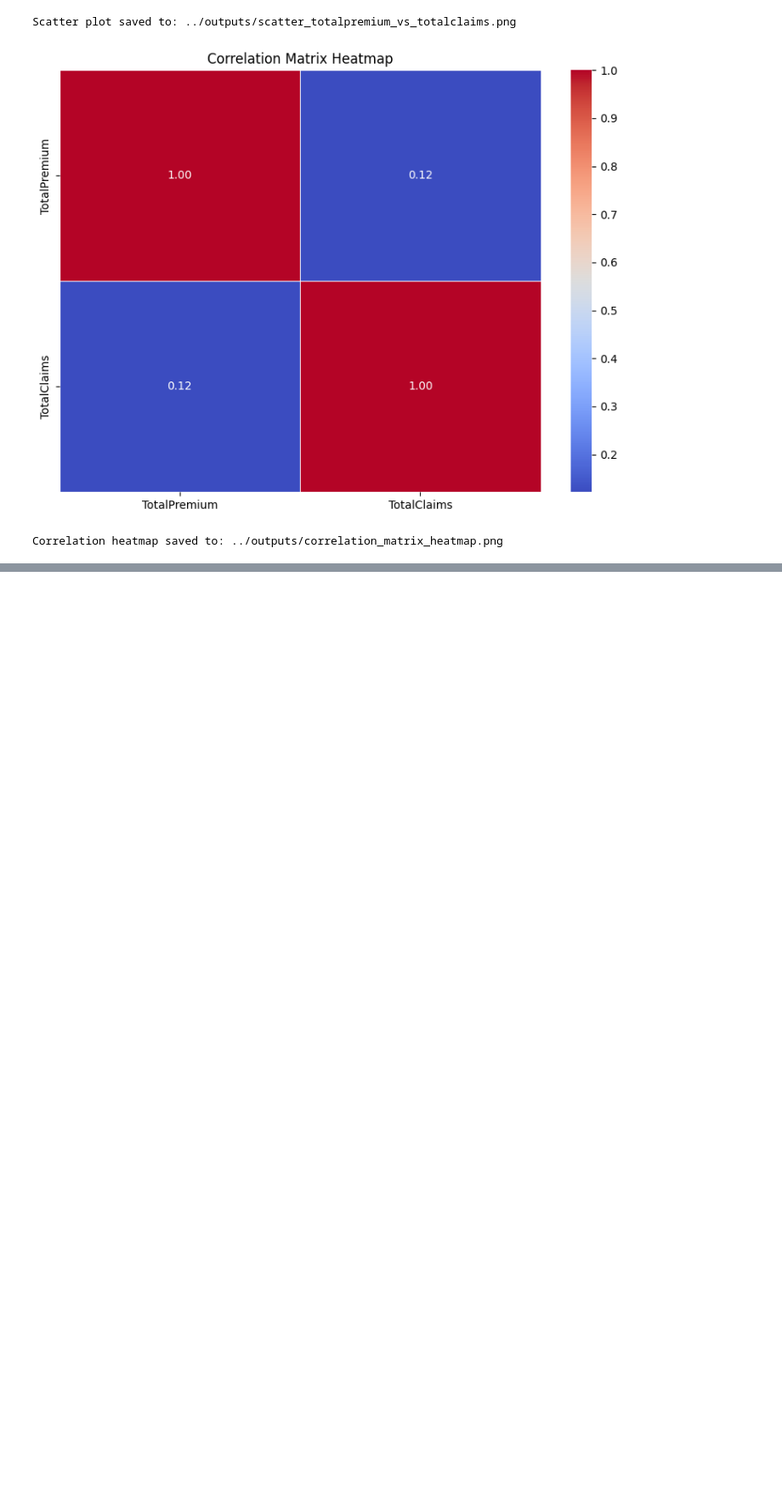
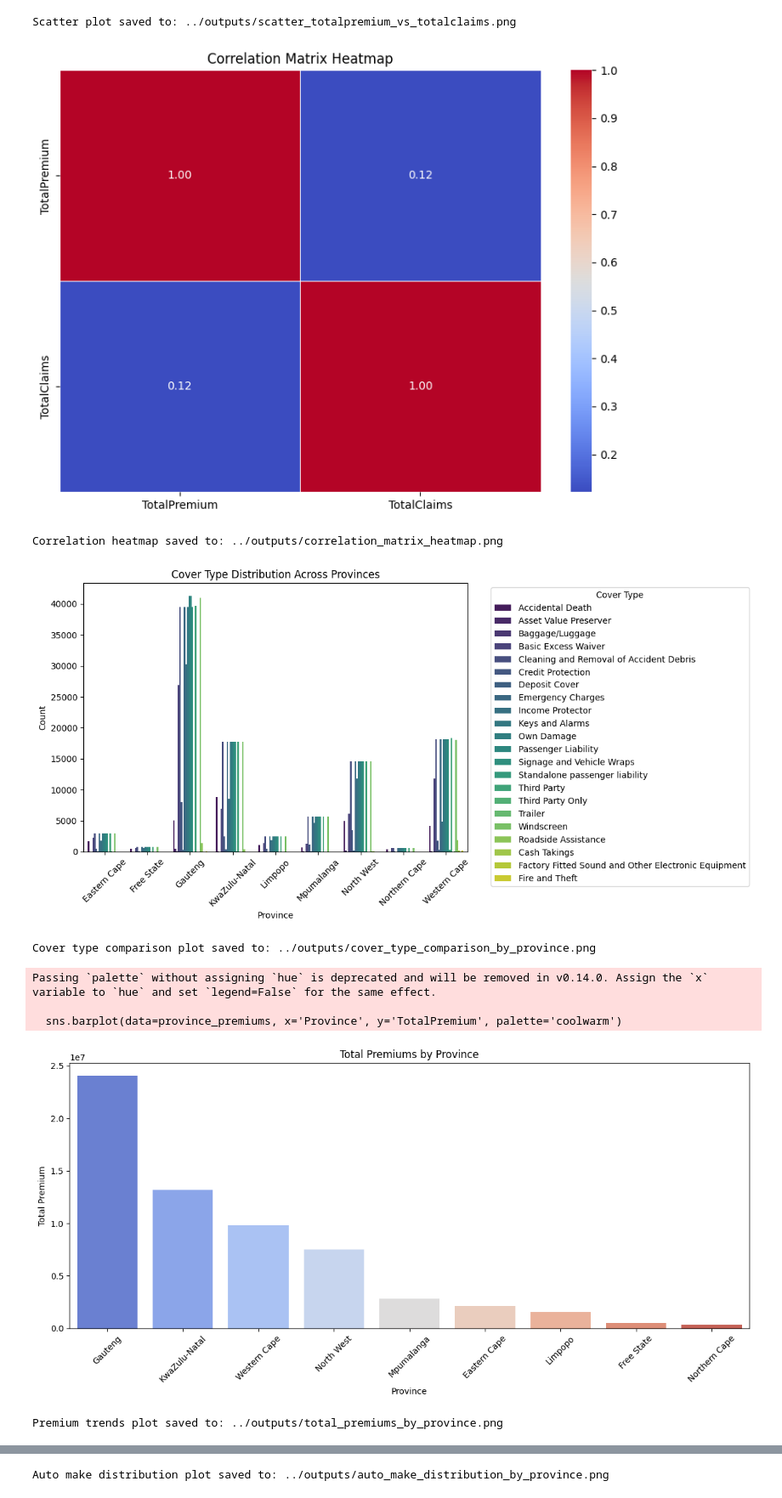
Before and after one commit to vlazacck/week3, a Jupyter notebook: notebooks/Eda.ipynb, the cells around one changed output, grey strips where cells are left out. Shown: that part at 85% size. Drawn from its saved outputs; the diff is of its cells as text; code cells hidden in the pictures; blank space fills up the shorter version.

```diff
--- a/notebooks/Eda.ipynb
+++ b/notebooks/Eda.ipynb
@@ -212,3 +212,78 @@ TotalClaims       0.121588     1.000000
 Scatter plot saved to: ../outputs/scatter_totalpremium_vs_totalclaims.png
 [figure]
 Correlation heatmap saved to: ../outputs/correlation_matrix_heatmap.png
+# %%
+import pandas as pd
+import seaborn as sns
+import matplotlib.pyplot as plt
+import os
+
+# Load dataset
+data = pd.read_csv(r'C:\Users\Hp\Music\Projectss\ml\MachineLearningRating_v3.csv')
+
+# Ensure output directory exists
+output_dir = "../outputs"
+os.makedirs(output_dir, exist_ok=True)
+
+# 1. Compare Cover Types Across Provinces
+plt.figure(figsize=(12, 6))
+cover_type_count = data.groupby(['Province', 'CoverType']).size().reset_index(name='Count')
+sns.barplot(data=cover_type_count, x='Province', y='Count', hue='CoverType', palette='viridis')
+plt.title('Cover Type Distribution Across Provinces')
+plt.xticks(rotation=45)
+plt.ylabel('Count')
+plt.xlabel('Province')
+plt.legend(title="Cover Type", bbox_to_anchor=(1.05, 1), loc='upper left')
+plt.tight_layout()
+
+# Save Cover Type Comparison Plot
+cover_type_path = f"{output_dir}/cover_type_comparison_by_province.png"
+plt.savefig(cover_type_path)
+plt.show()
+
+print(f"Cover type comparison plot saved to: {cover_type_path}")
+
+# 2. Trends in Premium Amounts by Province
+plt.figure(figsize=(12, 6))
+province_premiums = data.groupby('Province')['TotalPremium'].sum().reset_index().sort_values(by='TotalPremium', ascending=False)
+sns.barplot(data=province_premiums, x='Province', y='TotalPremium', palette='coolwarm')
+plt.title('Total Premiums by Province')
+plt.xticks(rotation=45)
+plt.ylabel('Total Premium')
+plt.xlabel('Province')
+plt.tight_layout()
+
+# Save Premium Trends Plot
+premium_trends_path = f"{output_dir}/total_premiums_by_province.png"
+plt.savefig(premium_trends_path)
+plt.show()
+
+print(f"Premium trends plot saved to: {premium_trends_path}")
+
+# 3. Auto Make Distribution Across Provinces
+plt.figure(figsize=(12, 6))
+make_distribution = data.groupby(['Province', 'make']).size().reset_index(name='Count')
+top_makes = make_distribution.groupby('make')['Count'].sum().nlargest(10).index
+filtered_make_dist = make_distribution[make_distribution['make'].isin(top_makes)]
+sns.barplot(data=filtered_make_dist, x='make', y='Count', hue='Province', palette='cubehelix')
+plt.title('Top 10 Auto Makes Distribution Across Provinces')
+plt.xticks(rotation=45)
+plt.ylabel('Count')
+plt.xlabel('Auto Make')
+plt.legend(title="Province", bbox_to_anchor=(1.05, 1), loc='upper left')
+plt.tight_layout()
+
+# Save Auto Make Distribution Plot
+make_distribution_path = f"{output_dir}/auto_make_distribution_by_province.png"
+plt.savefig(make_distribution_path)
+plt.show()
+
+print(f"Auto make distribution plot saved to: {make_distribution_path}")
+# %% [output]
+[figure, added]
+Cover type comparison plot saved to: ../outputs/cover_type_comparison_by_province.png
+Passing `palette` without assigning `hue` is deprecated and will be removed in v0.14.0. Assign the `x` variable to `hue` and set `legend=False` for the same effect.
+
+  sns.barplot(data=province_premiums, x='Province', y='TotalPremium', palette='coolwarm')
+[figure, added]
+Premium trends plot saved to: ../outputs/total_premiums_by_province.png
@@ -214,0 +291 @@ Correlation heatmap saved to: ../outputs/correlation_matrix_heatmap.png
+Auto make distribution plot saved to: ../outputs/auto_make_distribution_by_province.png
```
Also changed, not shown: parts of 4 cells of this notebook, 2 other files.
